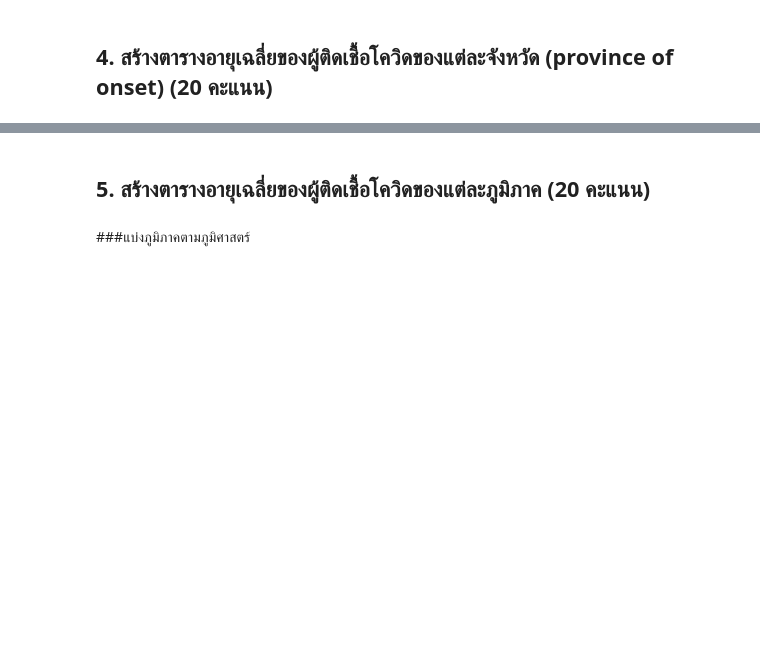
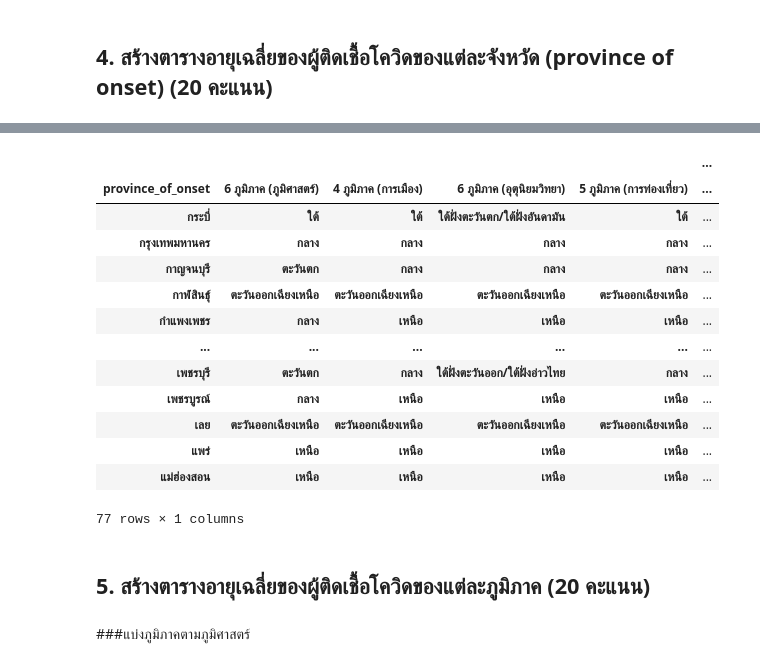
Before and after one commit to 6230204513/data_viz_2022, a Jupyter notebook: BasicPython&DataViz_midterm2022.ipynb, the cells around one changed output, grey strips where cells are left out. Drawn from its saved outputs; the diff is of its cells as text; code cells hidden in the pictures; blank space fills up the shorter version.

```diff
--- a/BasicPython&DataViz_midterm2022.ipynb
+++ b/BasicPython&DataViz_midterm2022.ipynb
@@ -502,3 +781,21 @@ table_data_mid_4
+# %%
+province4_avg = province4.groupby(['province_of_onset','6 ภูมิภาค (ภูมิศาสตร์)','4 ภูมิภาค (การเมือง)','6 ภูมิภาค (อุตุนิยมวิทยา)','5 ภูมิภาค (การท่องเที่ยว)']).mean()
+province4_avg
+# %% [output]
+|  |  |  |  |  | ... |
+| province_of_onset | 6 ภูมิภาค (ภูมิศาสตร์) | 4 ภูมิภาค (การเมือง) | 6 ภูมิภาค (อุตุนิยมวิทยา) | 5 ภูมิภาค (การท่องเที่ยว) | ... |
+| กระบี่ | ใต้ | ใต้ | ใต้ฝั่งตะวันตก/ใต้ฝั่งอันดามัน | ใต้ | ... |
+| กรุงเทพมหานคร | กลาง | กลาง | กลาง | กลาง | ... |
+| กาญจนบุรี | ตะวันตก | กลาง | กลาง | กลาง | ... |
+| กาฬสินธุ์ | ตะวันออกเฉียงเหนือ | ตะวันออกเฉียงเหนือ | ตะวันออกเฉียงเหนือ | ตะวันออกเฉียงเหนือ | ... |
+| กำแพงเพชร | กลาง | เหนือ | เหนือ | เหนือ | ... |
+| ... | ... | ... | ... | ... | ... |
+| เพชรบุรี | ตะวันตก | กลาง | ใต้ฝั่งตะวันออก/ใต้ฝั่งอ่าวไทย | กลาง | ... |
+| เพชรบูรณ์ | กลาง | เหนือ | เหนือ | เหนือ | ... |
+| เลย | ตะวันออกเฉียงเหนือ | ตะวันออกเฉียงเหนือ | ตะวันออกเฉียงเหนือ | ตะวันออกเฉียงเหนือ | ... |
+| แพร่ | เหนือ | เหนือ | เหนือ | เหนือ | ... |
+| แม่ฮ่องสอน | เหนือ | เหนือ | เหนือ | เหนือ | ... |
+77 rows × 1 columns
 # %% [markdown]
 ## 5. สร้างตารางอายุเฉลี่ยของผู้ติดเชื้อโควิดของแต่ละภูมิภาค (20 คะแนน)
 # %% [markdown]
```
Also changed, not shown: parts of 68 cells of this notebook.
